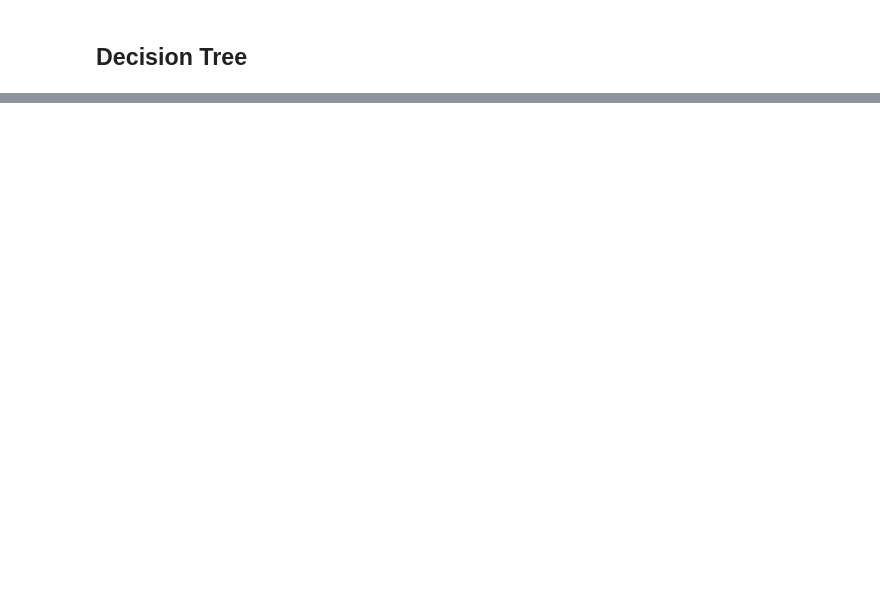
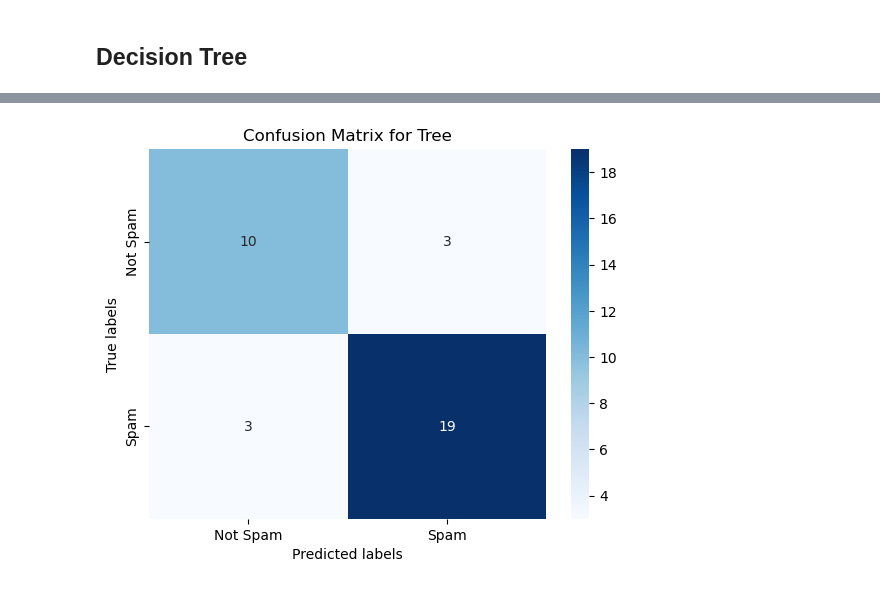
Before and after one commit to brepowell/Spam-Classifier, a Jupyter notebook: project_File.ipynb, the cells around one changed output, grey strips where cells are left out. Cells and saved outputs as stored; diff of their text form; code cells hidden in the pictures; blank space fills up the shorter version.

```diff
--- a/project_File.ipynb
+++ b/project_File.ipynb
@@ -628,0 +662,4 @@ tree.plot_tree(clf)
+# %%
+confusionMatrixGraphing(y_predictionTree, 'Confusion Matrix for Tree')
+# %% [output]
+[figure, added]
```
Also changed, not shown: parts of 18 cells of this notebook, 14 other files.
